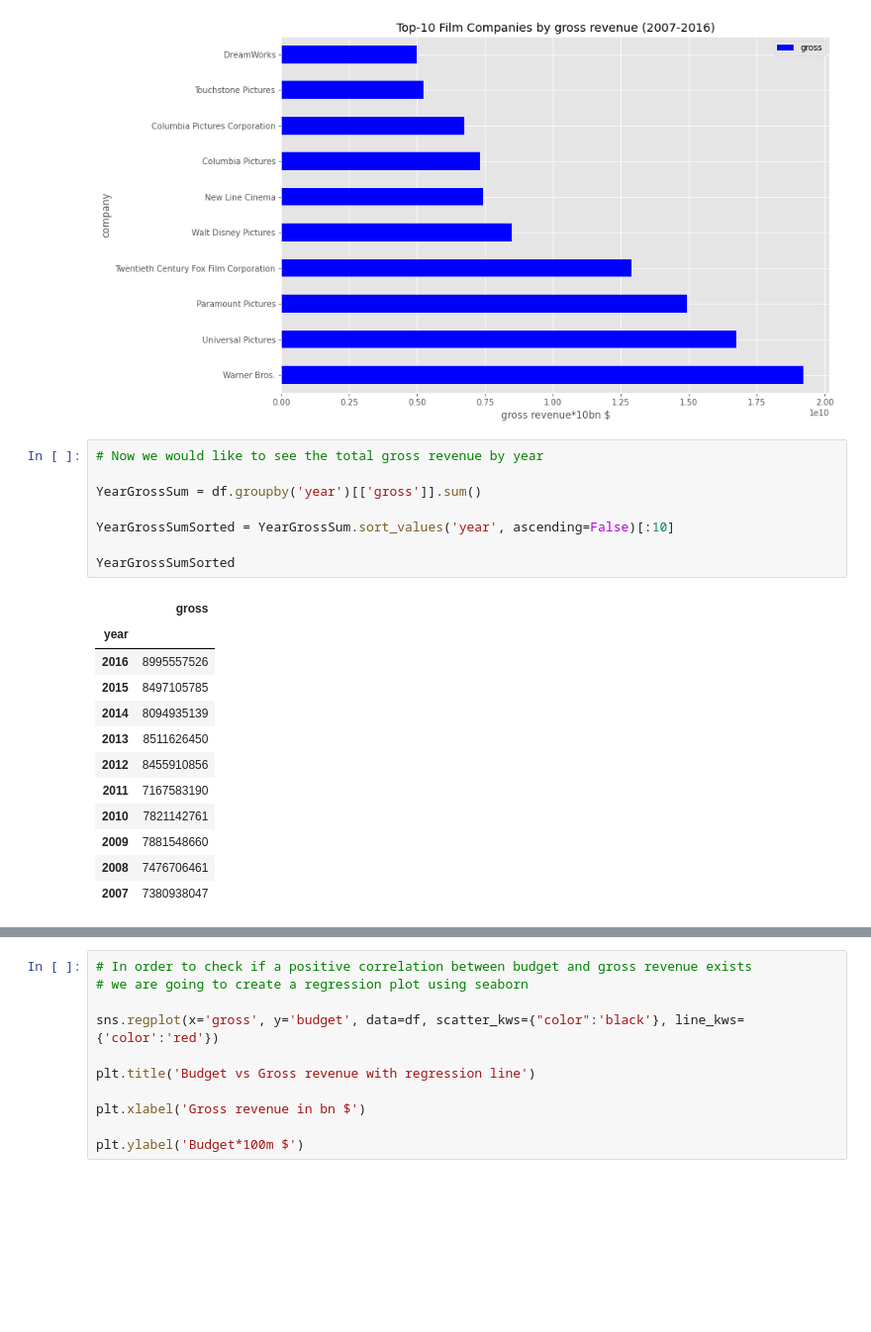
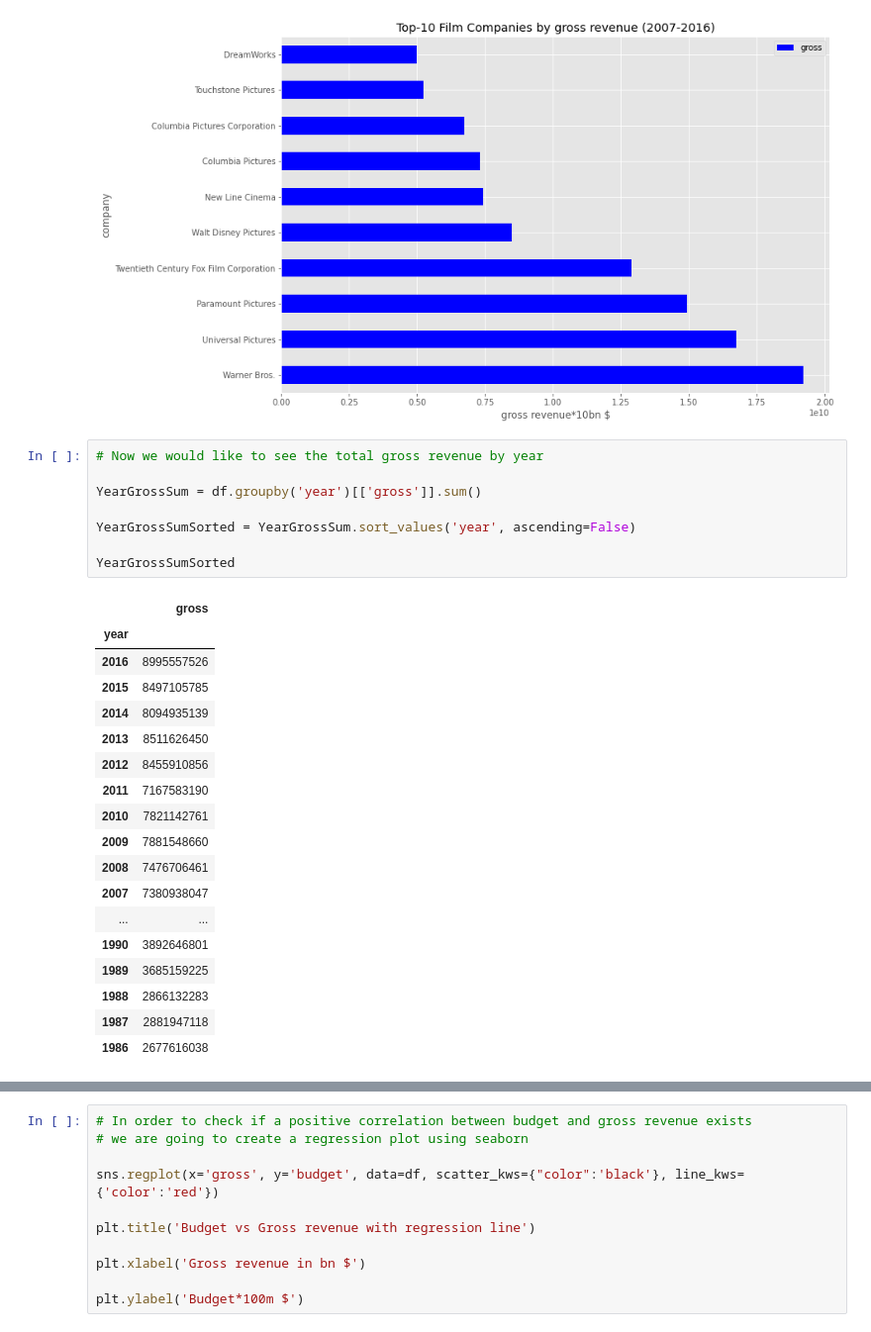
Before and after one commit to KosThom/Portfolio_Project_1.5, a Jupyter notebook: Python_Portfolio_Project.ipynb, the cells around one changed output, grey strips where cells are left out. Shown: that part at 99% size. Drawn from its saved outputs; the diff is of its cells as text; blank space fills up the shorter version.

```diff
--- a/Python_Portfolio_Project.ipynb
+++ b/Python_Portfolio_Project.ipynb
@@ -183,24 +183,30 @@ Text(0.5, 0, 'gross revenue*10bn $')
 # %%
 # Now we would like to see the total gross revenue by year
 
 YearGrossSum = df.groupby('year')[['gross']].sum()
 
-YearGrossSumSorted = YearGrossSum.sort_values('year', ascending=False)[:10]
+YearGrossSumSorted = YearGrossSum.sort_values('year', ascending=False)
 
 YearGrossSumSorted
 # %% [output]
 |  | gross |
 | year |  |
 | 2016 | 8995557526 |
 | 2015 | 8497105785 |
 | 2014 | 8094935139 |
 | 2013 | 8511626450 |
 | 2012 | 8455910856 |
 | 2011 | 7167583190 |
 | 2010 | 7821142761 |
 | 2009 | 7881548660 |
 | 2008 | 7476706461 |
 | 2007 | 7380938047 |
+| ... | ... |
+| 1990 | 3892646801 |
+| 1989 | 3685159225 |
+| 1988 | 2866132283 |
+| 1987 | 2881947118 |
+| 1986 | 2677616038 |
 # %%
 # Now to create a line chart
 Gross_line_Chart = YearGrossSumSorted.plot.line(color='green')
```
Also changed, not shown: parts of 2 cells of this notebook.
